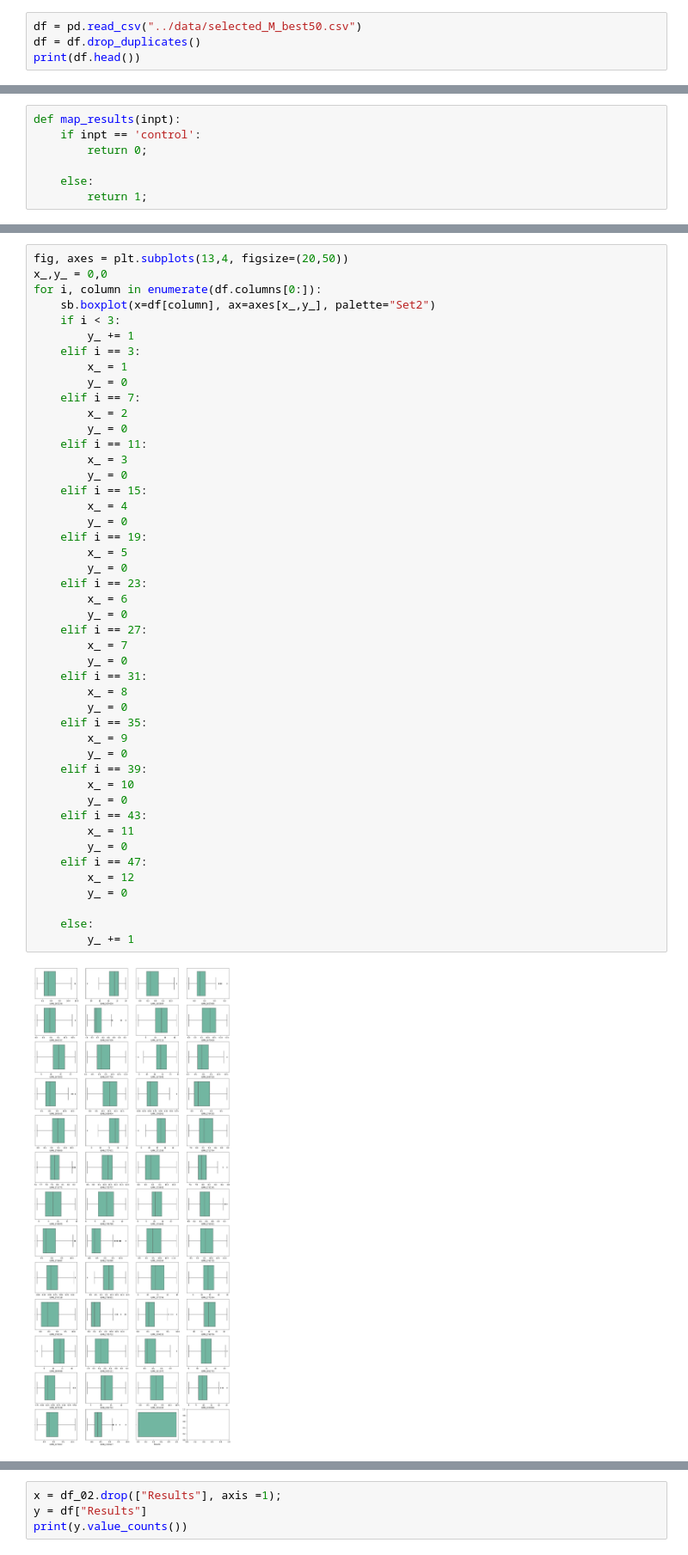
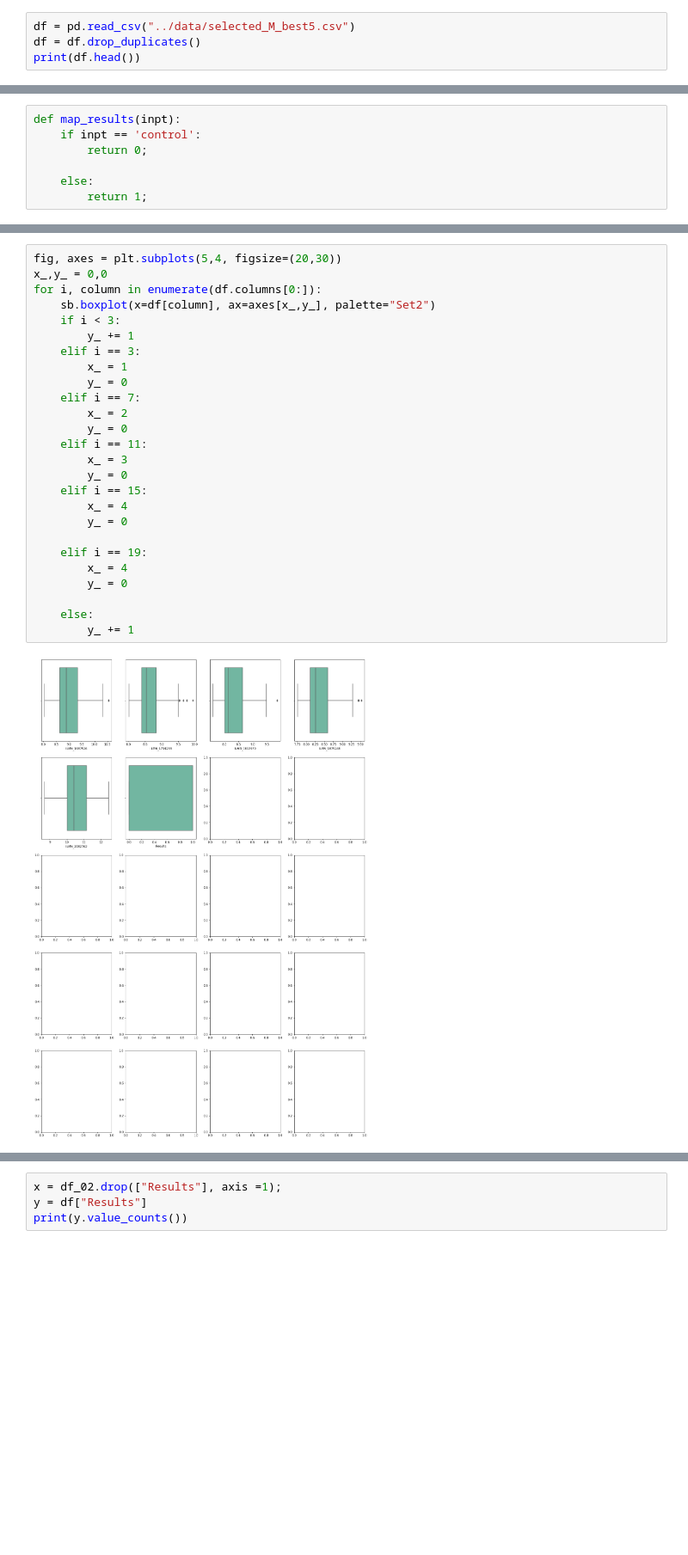
Before and after one commit to pradeepdharmasena/ML_models_Research, a Jupyter notebook: Hypertension_Trans/models/model_01.ipynb, the cells around one changed output, grey strips where cells are left out. Shown at 86% size. Cells and saved outputs as stored; diff of their text form; blank space fills up the shorter version.

Commit message:
create new data sets with different no of features

```diff
--- a/Hypertension_Trans/models/model_01.ipynb
+++ b/Hypertension_Trans/models/model_01.ipynb
@@ -21,7 +21,7 @@ import seaborn as sb
 from imblearn.under_sampling import RandomUnderSampler
 from imblearn.over_sampling import SMOTE
 # %%
-df = pd.read_csv("../data/selected_M_best50.csv")
+df = pd.read_csv("../data/selected_M_best5.csv")
 df = df.drop_duplicates()
 print(df.head())
 # %% [output]
@@ -94,51 +85,31 @@ print(len(df.columns))
 # %%
-fig, axes = plt.subplots(13,4, figsize=(20,50))
+fig, axes = plt.subplots(5,4, figsize=(20,30))
 x_,y_ = 0,0
 for i, column in enumerate(df.columns[0:]):
     sb.boxplot(x=df[column], ax=axes[x_,y_], palette="Set2")
     if i < 3:
         y_ += 1
     elif i == 3:
         x_ = 1
         y_ = 0
     elif i == 7:
         x_ = 2
         y_ = 0
     elif i == 11:
         x_ = 3
         y_ = 0
     elif i == 15:
         x_ = 4
         y_ = 0
+
     elif i == 19:
-        x_ = 5
-        y_ = 0
-    elif i == 23:
-        x_ = 6
-        y_ = 0
-    elif i == 27:
-        x_ = 7
-        y_ = 0
-    elif i == 31:
-        x_ = 8
-        y_ = 0
-    elif i == 35:
-        x_ = 9
-        y_ = 0
-    elif i == 39:
-        x_ = 10
-        y_ = 0
-    elif i == 43:
-        x_ = 11
-        y_ = 0
-    elif i == 47:
-        x_ = 12
+        x_ = 4
         y_ = 0
 
     else:
         y_ += 1
 # %% [output]
-[figure, old version]
+[figure, new version]
 # %%
 cols = df.columns
 print(cols)
```
Also changed, not shown: parts of 12 cells of this notebook, 44 other files.
